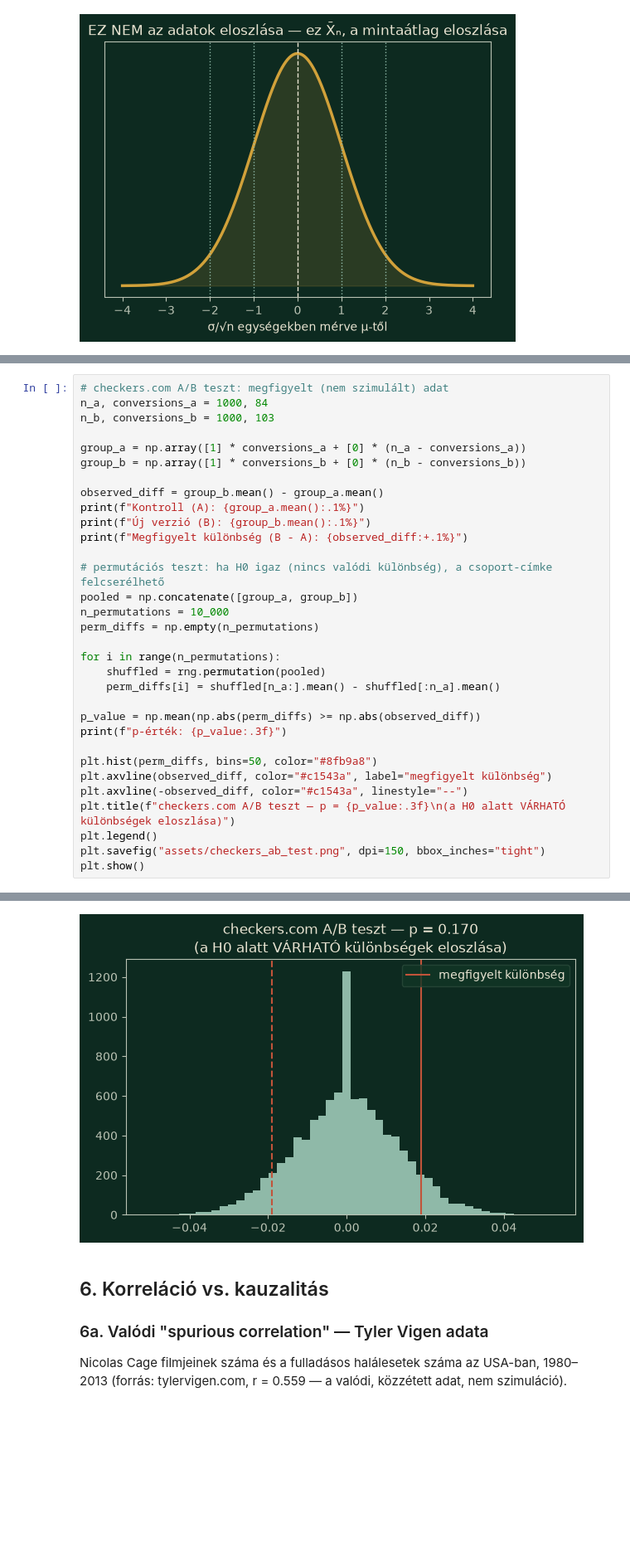
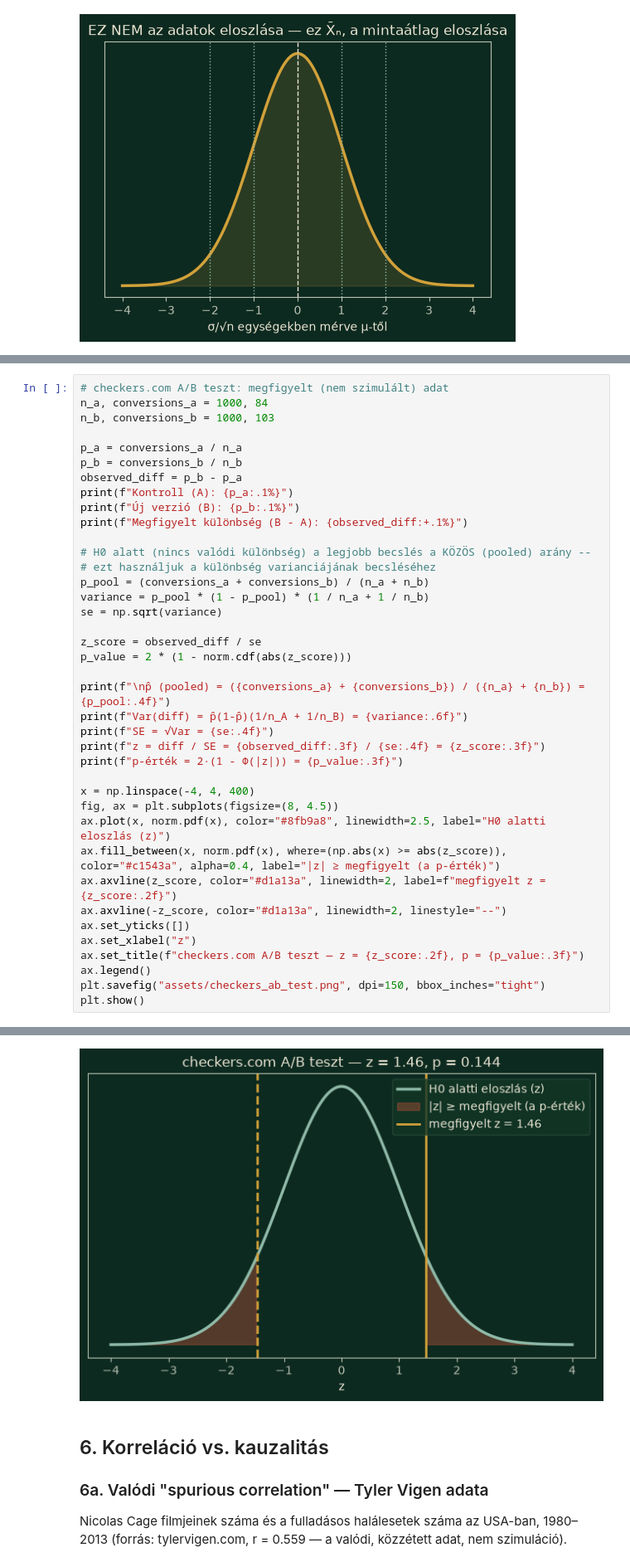
Before and after one commit to karpatika92/nasz_data_science_course, a Jupyter notebook: lessons/01-statisztikai-alapok/demo.ipynb, the cells around one changed output, grey strips where cells are left out. Shown at 83% size. Cells and saved outputs as stored; diff of their text form; blank space fills up the shorter version.

```diff
--- a/lessons/01-statisztikai-alapok/demo.ipynb
+++ b/lessons/01-statisztikai-alapok/demo.ipynb
@@ -165,31 +165,38 @@ kimondjuk a definíciót.
 n_a, conversions_a = 1000, 84
 n_b, conversions_b = 1000, 103
 
-group_a = np.array([1] * conversions_a + [0] * (n_a - conversions_a))
-group_b = np.array([1] * conversions_b + [0] * (n_b - conversions_b))
-
-observed_diff = group_b.mean() - group_a.mean()
-print(f"Kontroll (A): {group_a.mean():.1%}")
-print(f"Új verzió (B): {group_b.mean():.1%}")
+p_a = conversions_a / n_a
+p_b = conversions_b / n_b
+observed_diff = p_b - p_a
+print(f"Kontroll (A): {p_a:.1%}")
+print(f"Új verzió (B): {p_b:.1%}")
 print(f"Megfigyelt különbség (B - A): {observed_diff:+.1%}")
 
-# permutációs teszt: ha H0 igaz (nincs valódi különbség), a csoport-címke felcserélhető
-pooled = np.concatenate([group_a, group_b])
-n_permutations = 10_000
-perm_diffs = np.empty(n_permutations)
+# H0 alatt (nincs valódi különbség) a legjobb becslés a KÖZÖS (pooled) arány --
+# ezt használjuk a különbség varianciájának becsléséhez
+p_pool = (conversions_a + conversions_b) / (n_a + n_b)
+variance = p_pool * (1 - p_pool) * (1 / n_a + 1 / n_b)
+se = np.sqrt(variance)
 
-for i in range(n_permutations):
-    shuffled = rng.permutation(pooled)
-    perm_diffs[i] = shuffled[n_a:].mean() - shuffled[:n_a].mean()
+z_score = observed_diff / se
+p_value = 2 * (1 - norm.cdf(abs(z_score)))
 
-p_value = np.mean(np.abs(perm_diffs) >= np.abs(observed_diff))
-print(f"p-érték: {p_value:.3f}")
+print(f"\np̂ (pooled) = ({conversions_a} + {conversions_b}) / ({n_a} + {n_b}) = {p_pool:.4f}")
+print(f"Var(diff) = p̂(1-p̂)(1/n_A + 1/n_B) = {variance:.6f}")
+print(f"SE = √Var = {se:.4f}")
+print(f"z = diff / SE = {observed_diff:.3f} / {se:.4f} = {z_score:.3f}")
+print(f"p-érték = 2·(1 - Φ(|z|)) = {p_value:.3f}")
 
-plt.hist(perm_diffs, bins=50, color="#8fb9a8")
-plt.axvline(observed_diff, color="#c1543a", label="megfigyelt különbség")
-plt.axvline(-observed_diff, color="#c1543a", linestyle="--")
-plt.title(f"checkers.com A/B teszt — p = {p_value:.3f}\n(a H0 alatt VÁRHATÓ különbségek eloszlása)")
-plt.legend()
+x = np.linspace(-4, 4, 400)
+fig, ax = plt.subplots(figsize=(8, 4.5))
+ax.plot(x, norm.pdf(x), color="#8fb9a8", linewidth=2.5, label="H0 alatti eloszlás (z)")
+ax.fill_between(x, norm.pdf(x), where=(np.abs(x) >= abs(z_score)), color="#c1543a", alpha=0.4, label="|z| ≥ megfigyelt (a p-érték)")
+ax.axvline(z_score, color="#d1a13a", linewidth=2, label=f"megfigyelt z = {z_score:.2f}")
+ax.axvline(-z_score, color="#d1a13a", linewidth=2, linestyle="--")
+ax.set_yticks([])
+ax.set_xlabel("z")
+ax.set_title(f"checkers.com A/B teszt — z = {z_score:.2f}, p = {p_value:.3f}")
+ax.legend()
 plt.savefig("assets/checkers_ab_test.png", dpi=150, bbox_inches="tight")
 plt.show()
 # %% [output]
@@ -200,4 +212,4 @@ p-érték: 0.170
-[figure, old version]
+[figure, new version]
 # %% [markdown]
 ## 6. Korreláció vs. kauzalitás
 
```
Also changed, not shown: parts of 6 cells of this notebook, 10 other files.
